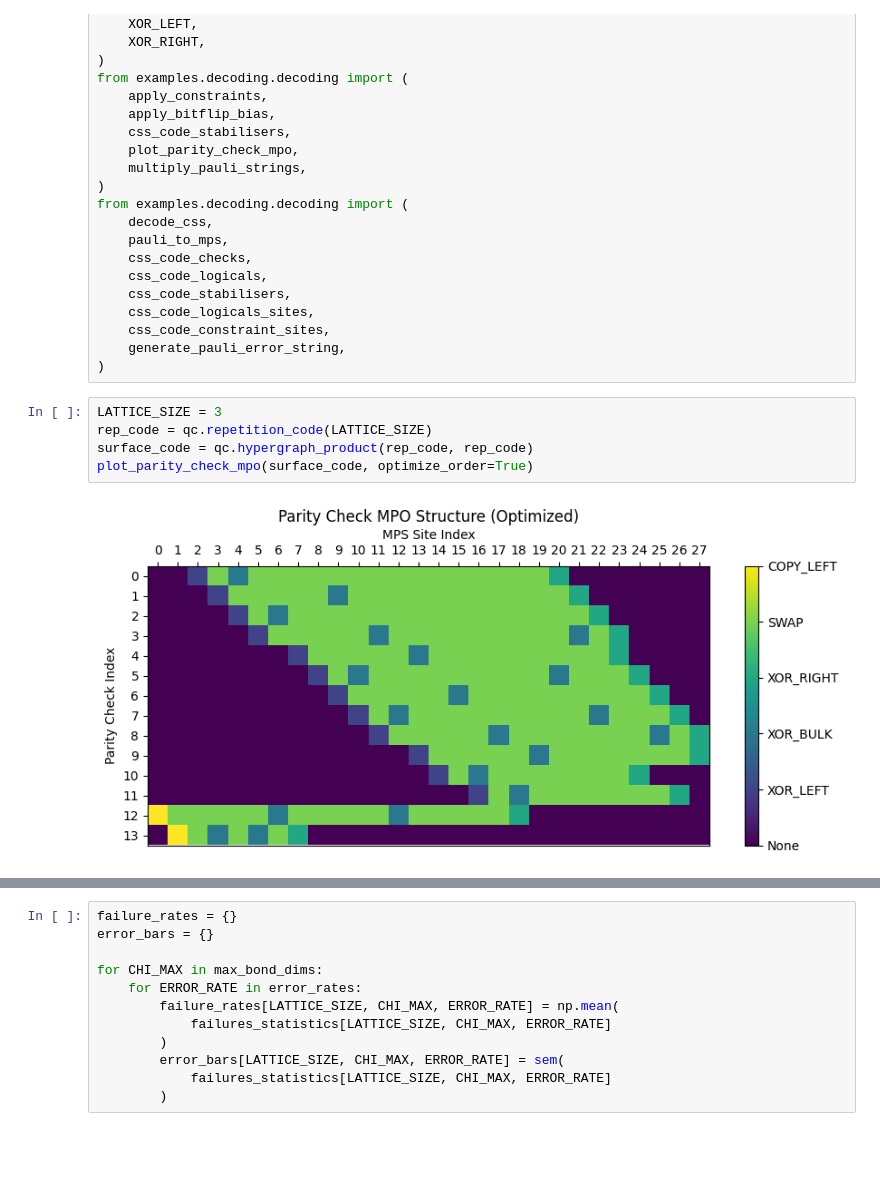
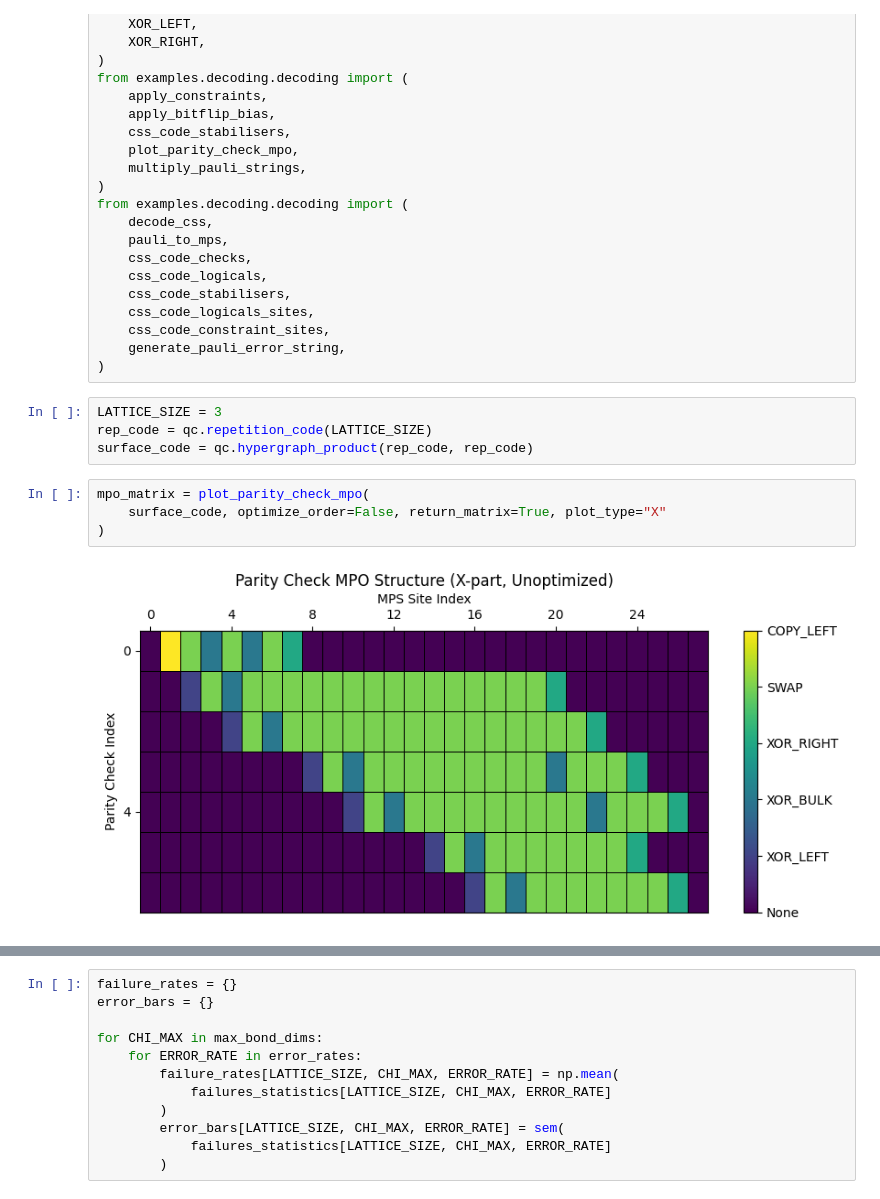
Before and after one commit to quicophy/mdopt, a Jupyter notebook: docs/source/quantum_surface.ipynb, the cells around one changed output, grey strips where cells are left out. Saved outputs shown, nothing was run; the diff lists cells and outputs as text; blank space fills up the shorter version.

```diff
--- a/docs/source/quantum_surface.ipynb
+++ b/docs/source/quantum_surface.ipynb
@@ -44,9 +44,12 @@ from examples.decoding.decoding import (
 LATTICE_SIZE = 3
 rep_code = qc.repetition_code(LATTICE_SIZE)
 surface_code = qc.hypergraph_product(rep_code, rep_code)
-plot_parity_check_mpo(surface_code, optimize_order=True)
-# %% [output]
-[figure, removed]
+# %%
+mpo_matrix = plot_parity_check_mpo(
+    surface_code, optimize_order=False, return_matrix=True, plot_type="X"
+)
+# %% [output]
+[figure, added]
 # %%
 LATTICE_SIZE = 3
 NUM_QUBITS = 2 * (LATTICE_SIZE - 1) * LATTICE_SIZE
```
Also changed, not shown: parts of 5 cells of this notebook, 3 other files.
